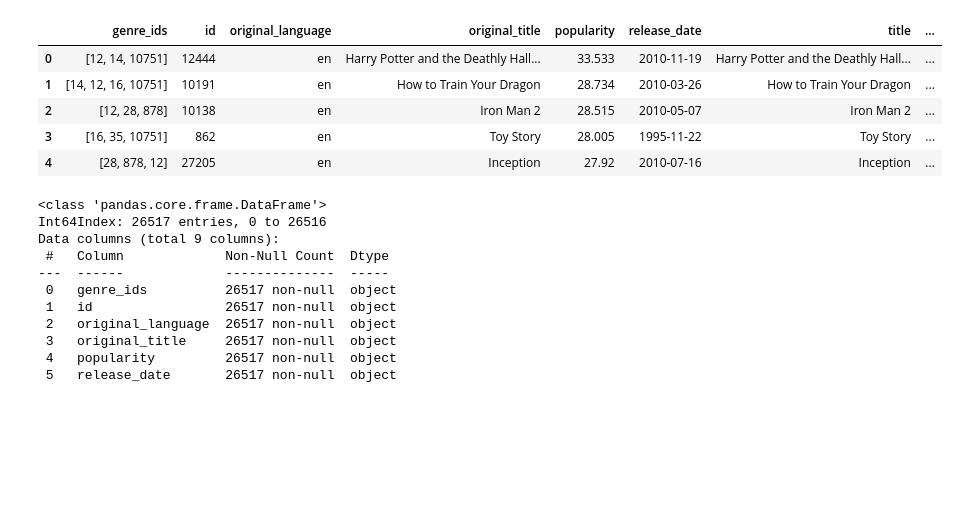
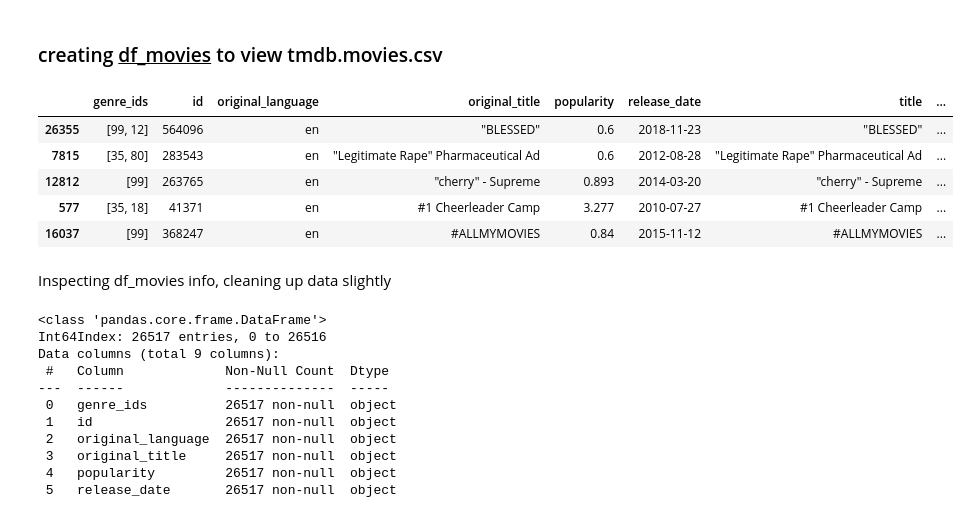
Before and after one commit to byrdwcrawford/Phase-2-Project, a Jupyter notebook: notebook.ipynb, the cells around one changed output. Cells and saved outputs as stored; diff of their text form; code cells hidden in the pictures; blank space fills up the shorter version.

```diff
--- a/notebook.ipynb
+++ b/notebook.ipynb
@@ -8,17 +51,25 @@ import sqlite3
 %matplotlib inline
+# %% [markdown]
+### creating <u>df_movies</u> to view tmdb.movies.csv
 # %%
 df_movies = pd.read_csv('data/tmdb.movies.csv',
                  index_col=0,
                  encoding='ISO-8859-1',
                  low_memory=False,
                  dtype=str)
-df_movies.head()
+# Sort the DataFrame by the 'title' column in alphabetical order
+df_movies_sorted = df_movies.sort_values(by='title', ascending=True)
+
+# Display the first sorted few rows of DataFrame
+df_movies_sorted.head()
 # %% [output]
 |  | genre_ids | id | original_language | original_title | popularity | release_date | title | ... |
-| 0 | [12, 14, 10751] | 12444 | en | Harry Potter and the Deathly Hall... | 33.533 | 2010-11-19 | Harry Potter and the Deathly Hall... | ... |
-| 1 | [14, 12, 16, 10751] | 10191 | en | How to Train Your Dragon | 28.734 | 2010-03-26 | How to Train Your Dragon | ... |
-| 2 | [12, 28, 878] | 10138 | en | Iron Man 2 | 28.515 | 2010-05-07 | Iron Man 2 | ... |
-| 3 | [16, 35, 10751] | 862 | en | Toy Story | 28.005 | 1995-11-22 | Toy Story | ... |
-| 4 | [28, 878, 12] | 27205 | en | Inception | 27.92 | 2010-07-16 | Inception | ... |
+| 26355 | [99, 12] | 564096 | en | "BLESSED" | 0.6 | 2018-11-23 | "BLESSED" | ... |
+| 7815 | [35, 80] | 283543 | en | "Legitimate Rape" Pharmaceutical Ad | 0.6 | 2012-08-28 | "Legitimate Rape" Pharmaceutical Ad | ... |
+| 12812 | [99] | 263765 | en | "cherry" - Supreme | 0.893 | 2014-03-20 | "cherry" - Supreme | ... |
+| 577 | [35, 18] | 41371 | en | #1 Cheerleader Camp | 3.277 | 2010-07-27 | #1 Cheerleader Camp | ... |
+| 16037 | [99] | 368247 | en | #ALLMYMOVIES | 0.84 | 2015-11-12 | #ALLMYMOVIES | ... |
+# %% [markdown]
+Inspecting df_movies info, cleaning up data slightly
 # %%
 df_movies.info()
```
Also changed, not shown: parts of 168 cells of this notebook.
